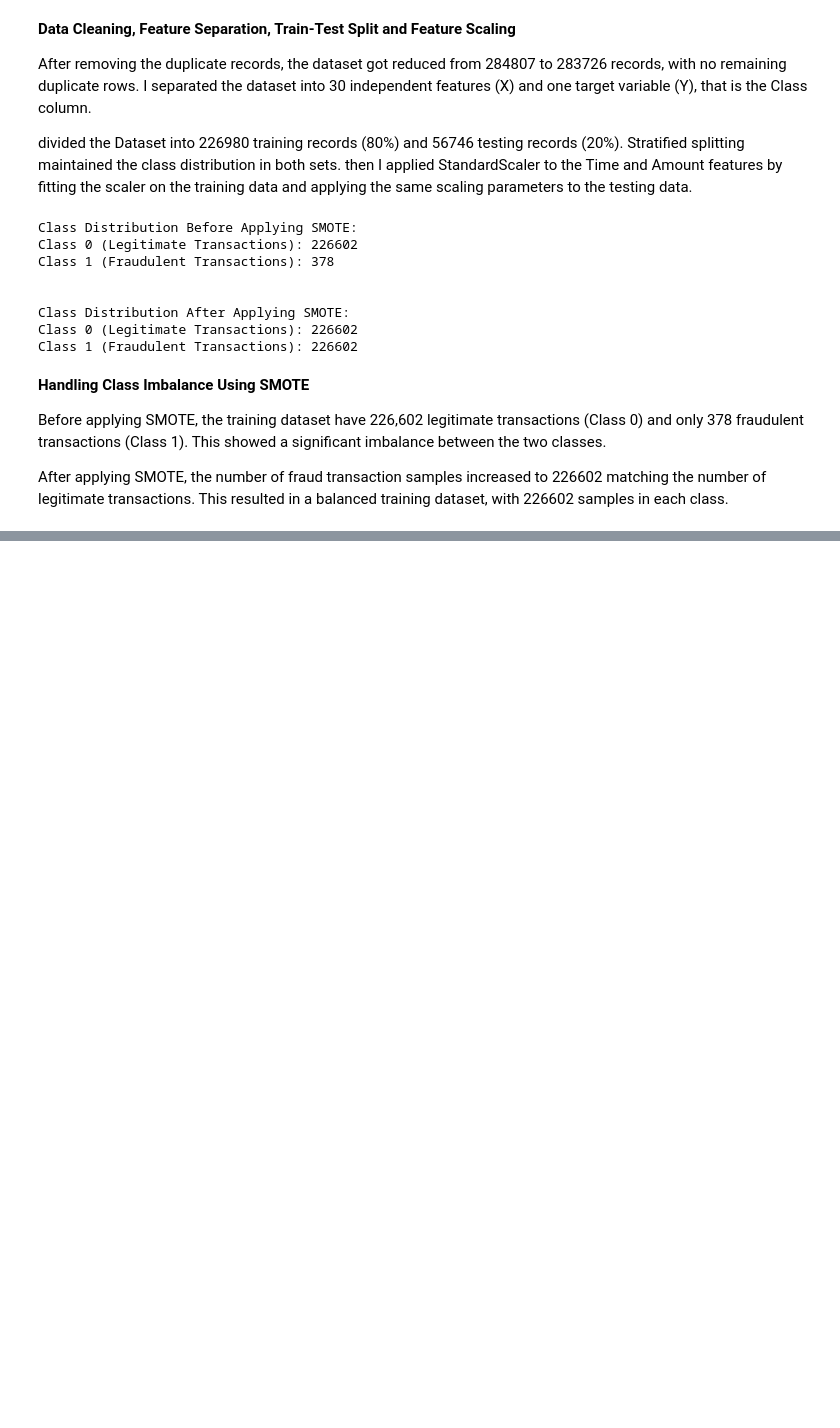
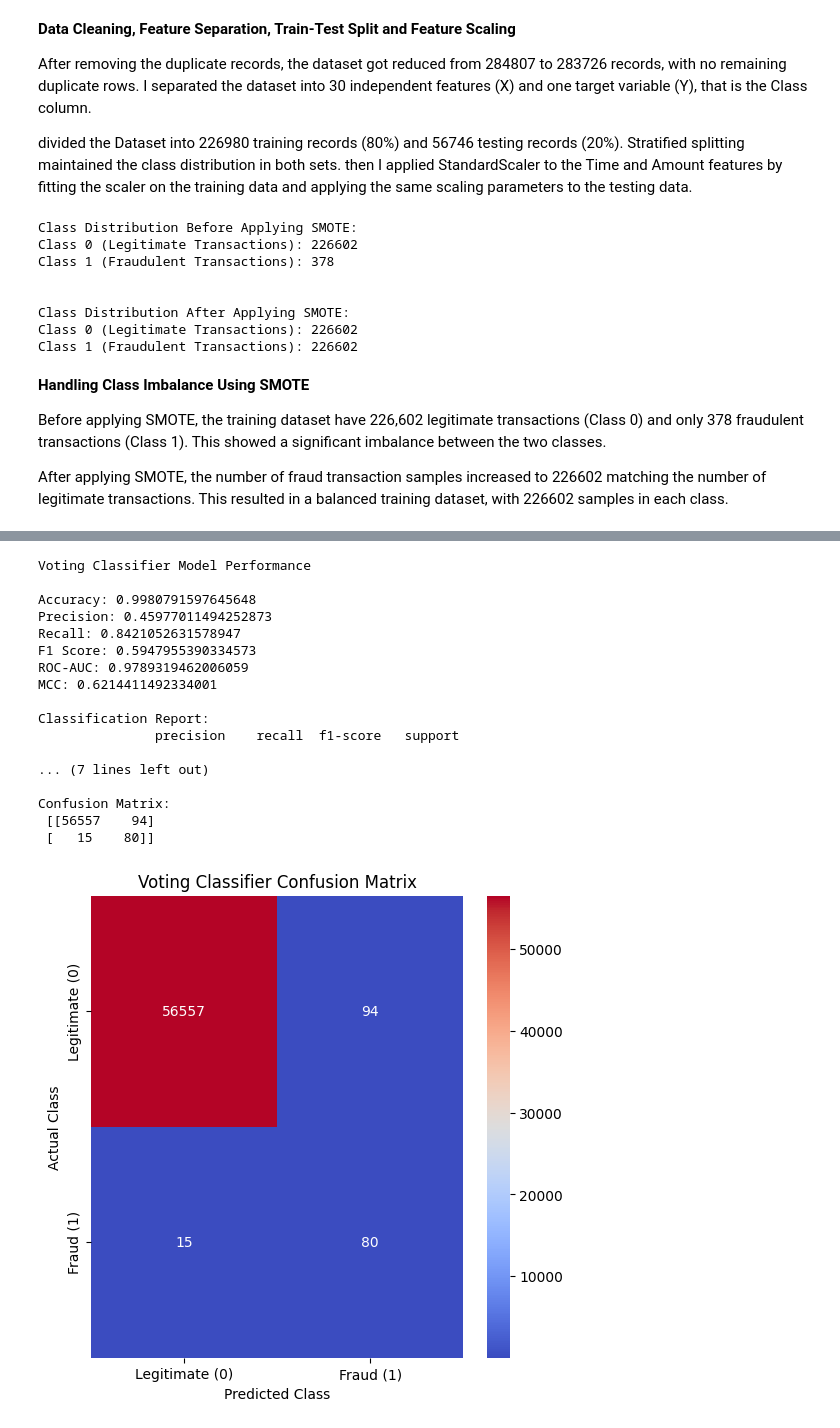
Before and after one commit to sriharshakolla25/CS-746-PDS-Credit-Card-Fraud-Detection, a Jupyter notebook: credit_card_fraud.ipynb, the cells around one changed output, grey strips where cells are left out. Saved outputs shown, nothing was run; the diff lists cells and outputs as text; code cells hidden in the pictures; blank space fills up the shorter version.

```diff
--- a/credit_card_fraud.ipynb
+++ b/credit_card_fraud.ipynb
@@ -296,0 +505,62 @@ After applying SMOTE, the number of fraud transaction samples increased to 22660
+# %%
+# Importing the required libraries from sklearn for Voting Classifier
+from sklearn.ensemble import VotingClassifier
+from sklearn.metrics import accuracy_score, precision_score, recall_score
+from sklearn.metrics import f1_score, roc_auc_score, matthews_corrcoef
+from sklearn.metrics import confusion_matrix, classification_report
+
+# Creating the Voting Classifier using the previous three models
+vote_model = VotingClassifier(estimators=[('lr', logistic_model),('rf', random_forest_model),('xgb', xgb_model) ],voting='soft',n_jobs=1)
+
+# Training the Voting Classifier using the three models
+vote_model.fit(X_train_smote, Y_train_smote)
+
+# Predicting the  final results using tested data
+Y_pred_voting = vote_model.predict(X_test)
+
+# Getting the probability values for fraud transactions
+Y_prob_voting = vote_model.predict_proba(X_test)[:, 1]
+
+# Evaluating the model performance by using different evaluation metrics
+print("Voting Classifier Model Performance\n")
+print("Accuracy:", accuracy_score(Y_test, Y_pred_voting))
+print("Precision:", precision_score(Y_test, Y_pred_voting))
+print("Recall:", recall_score(Y_test, Y_pred_voting))
+print("F1 Score:", f1_score(Y_test, Y_pred_voting))
+print("ROC-AUC:", roc_auc_score(Y_test, Y_prob_voting))
+print("MCC:", matthews_corrcoef(Y_test, Y_pred_voting))
+
+# Evaluating model performance for each class
+print("\nClassification Report:","\n",classification_report(Y_test, Y_pred_voting))
+
+#Creating and printing the confusion matrix of Legitimate and Fraud Transactions
+cm_vote = confusion_matrix(Y_test, Y_pred_voting)
+print("\nConfusion Matrix:\n", cm_vote)
+
+# Plotting the confusion matrix of Transactions
+plt.figure(figsize=(6, 6))
+sns.heatmap(cm_vote,annot=True,fmt='d',cmap='coolwarm',xticklabels=['Legitimate (0)', 'Fraud (1)'],yticklabels=['Legitimate (0)', 'Fraud (1)'])
+#assigning titles for the confusion matrix graph
+plt.title('Voting Classifier Confusion Matrix')
+plt.xlabel('Predicted Class')
+plt.ylabel('Actual Class')
+plt.show()
+# %% [output]
+Voting Classifier Model Performance
+
+Accuracy: 0.9980791597645648
+Precision: 0.45977011494252873
+Recall: 0.8421052631578947
+F1 Score: 0.5947955390334573
+ROC-AUC: 0.9789319462006059
+MCC: 0.6214411492334001
+
+Classification Report:
+               precision    recall  f1-score   support
+
+... (7 lines left out)
+
+Confusion Matrix:
+ [[56557    94]
+ [   15    80]]
+[figure, added]
```
Also changed, not shown: parts of 8 cells of this notebook.
